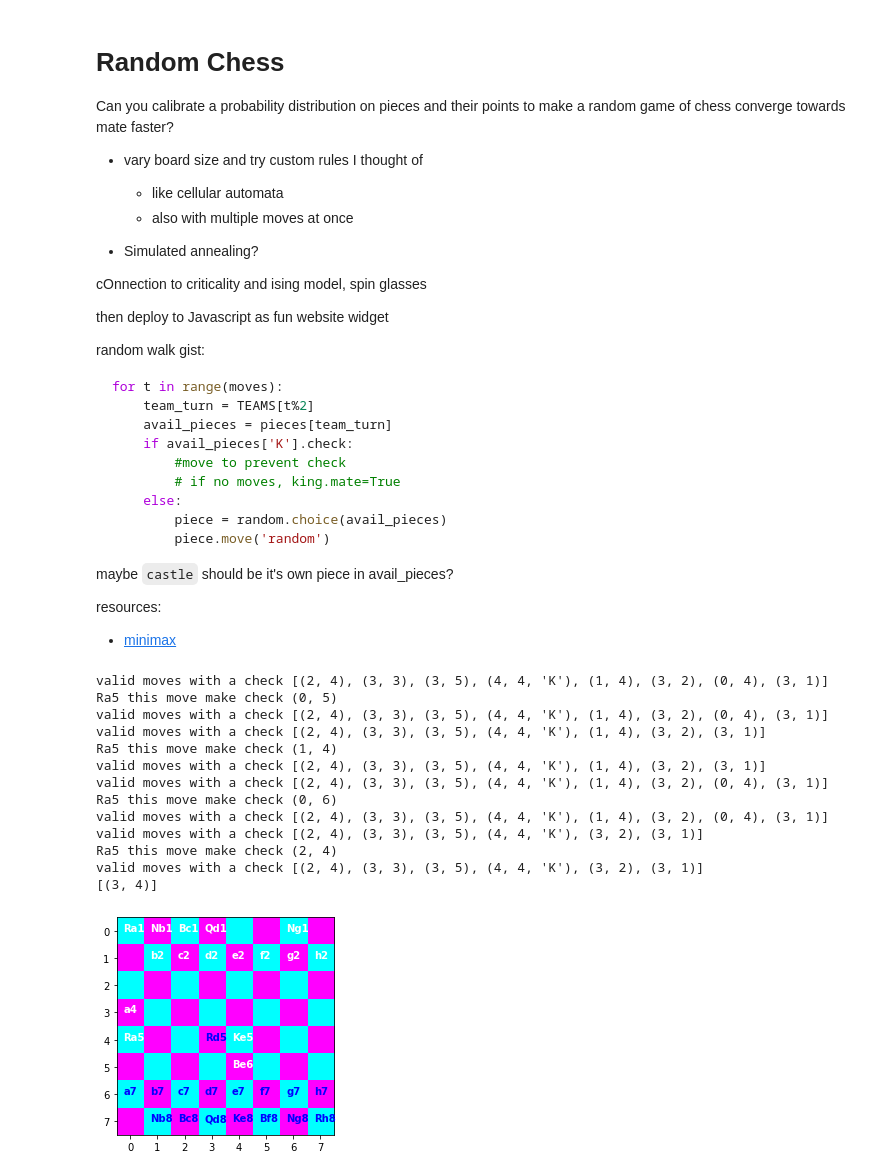
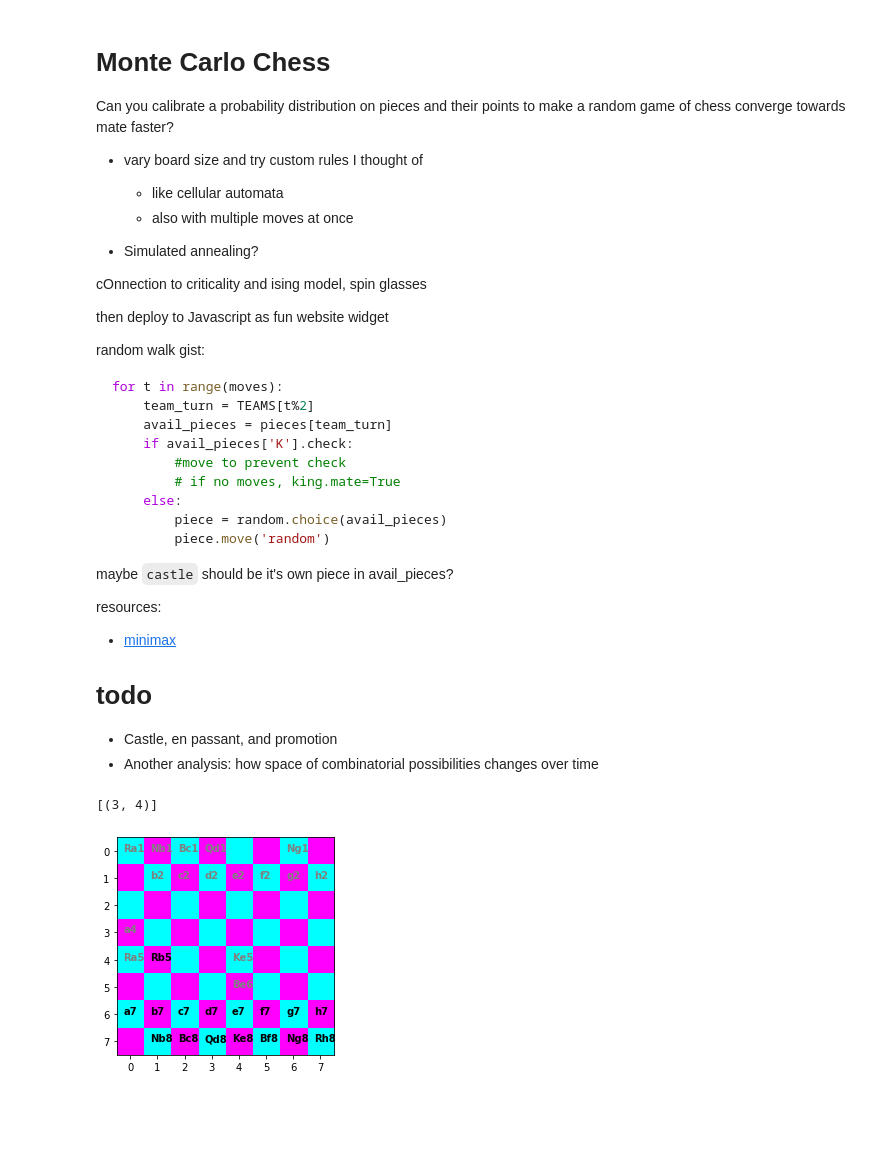
Before and after one commit to bfbarry/ChessAutomata, a Jupyter notebook: RandomWalk.ipynb, the cells around one changed output. Drawn from its saved outputs; the diff is of its cells as text; code cells hidden in the pictures; blank space fills up the shorter version.

```diff
--- a/RandomWalk.ipynb
+++ b/RandomWalk.ipynb
@@ -1,5 +1,5 @@
 # %% [markdown]
-# Random Chess
+# Monte Carlo Chess
 
 Can you calibrate a probability distribution on pieces and their points to make a random game of chess converge towards mate faster?
 - vary board size and try custom rules I thought of
@@ -29,36 +29,27 @@ maybe `castle` should be it's own piece in avail_pieces?
 
 resources:
 - [minimax](https://diatomenterprises.com/ruby-and-recursion-find-out-all-possible-chess-knights-movements-using-minimax-algorithm/)
+
+# todo
+- Castle, en passant, and promotion
+- Another analysis: how space of combinatorial possibilities changes over time
 # %%
 %matplotlib inline
-from chess.game import Chess
+from chess.game import Chess, TEAMS, COLORS
 
 game = Chess()
 game.move('a2', (0,3))
 game.pick('Ke1').position = (4,4) #GOOD K
 game.pick('Rh1').position = (0,4) #GOOD ROOK
 game.pick('Bf1').position = (4,5) #GOOD BISH
 # game.pick('Ng1').position = (3,5) #GOOD KNIGHT
 
 # game.move('d7', (3,5))
-game.pick('Ra8').position = (3,4) #BAD ROOK
+game.pick('Ra8').position = (1,4) #BAD ROOK
 print()
-print(game.pick('Ra5').valid_moves(game))
+print(game.pick('Be6').valid_moves(game))
 # print(game.pick('Ke5').valid_moves(game))
-
 game.show()
 # %% [output]
-valid moves with a check [(2, 4), (3, 3), (3, 5), (4, 4, 'K'), (1, 4), (3, 2), (0, 4), (3, 1)]
-Ra5 this move make check (0, 5)
-valid moves with a check [(2, 4), (3, 3), (3, 5), (4, 4, 'K'), (1, 4), (3, 2), (0, 4), (3, 1)]
-valid moves with a check [(2, 4), (3, 3), (3, 5), (4, 4, 'K'), (1, 4), (3, 2), (3, 1)]
-Ra5 this move make check (1, 4)
-valid moves with a check [(2, 4), (3, 3), (3, 5), (4, 4, 'K'), (1, 4), (3, 2), (3, 1)]
-valid moves with a check [(2, 4), (3, 3), (3, 5), (4, 4, 'K'), (1, 4), (3, 2), (0, 4), (3, 1)]
-Ra5 this move make check (0, 6)
-valid moves with a check [(2, 4), (3, 3), (3, 5), (4, 4, 'K'), (1, 4), (3, 2), (0, 4), (3, 1)]
-valid moves with a check [(2, 4), (3, 3), (3, 5), (4, 4, 'K'), (3, 2), (3, 1)]
-Ra5 this move make check (2, 4)
-valid moves with a check [(2, 4), (3, 3), (3, 5), (4, 4, 'K'), (3, 2), (3, 1)]
 [(3, 4)]
-[figure, old version]
+[figure, new version]
```
Also changed, not shown: parts of 12 cells of this notebook, 3 other files.
